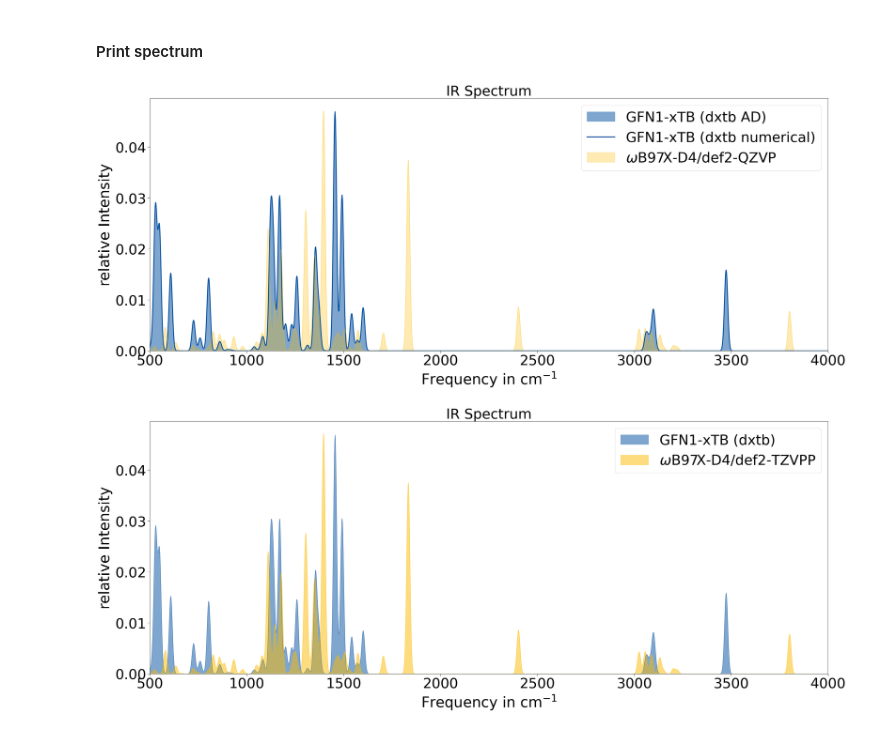
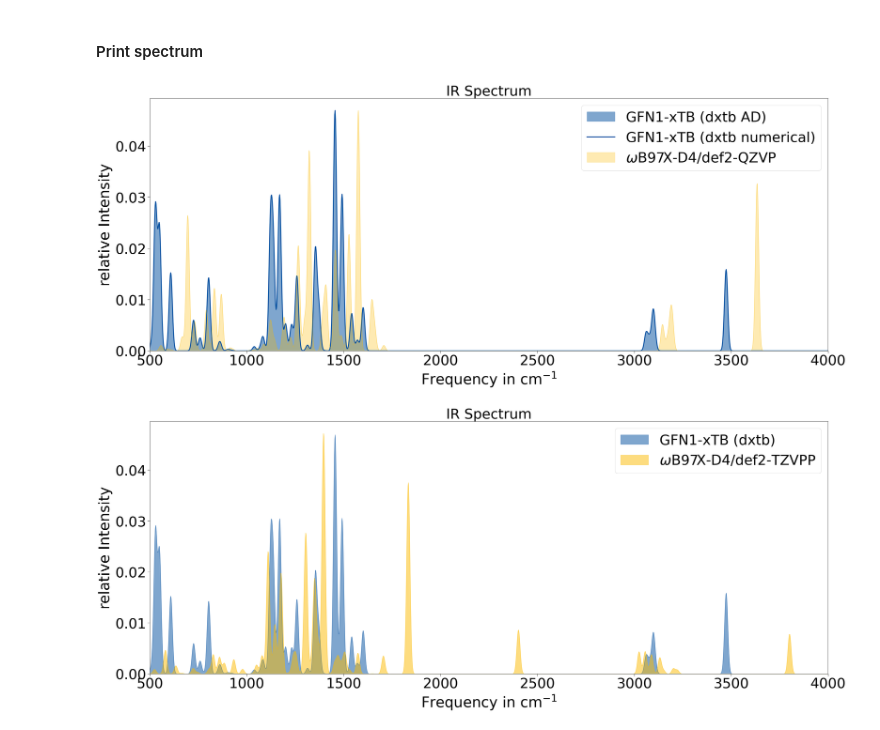
Before and after one commit to grimme-lab/dxtb, a Jupyter notebook: examples/ir.ipynb, the cells around one changed output. Drawn from its saved outputs; the diff is of its cells as text; code cells hidden in the pictures.

```diff
--- a/examples/ir.ipynb
+++ b/examples/ir.ipynb
@@ -1196,6 +1186,23 @@ freqs_taxol_dft = np.array(freqs)
 ints_taxol_dft = np.array(ints)
 # %% [markdown]
 #### Nitril
+# %%
+def get_dft_data(x):
+    # Split the string into lines
+    lines = x.strip().split('\n')
+
+    # Split each line into freq and int values, and convert them to float
+    freqs, ints = [], []
+    for line in lines:
+        ls = line.split()
+        freqs.append(float(ls[1]))
+        ints.append(float(ls[3]))
+
+    # Convert lists to numpy arrays
+    freqs = np.array(freqs)
+    ints = np.array(ints)
+
+    return freqs, ints
 # %%
 x = """
   7:     35.25   0.000435    2.20  0.003854  ( 0.000386 -0.044367 -0.043421)
@@ -2527,9 +2576,9 @@ def print_spectrum2(freqs1, ints1, freqs2, ints2, freqs3, ints3):
     save_plot_as_svg(fig, path="ir.svg")
     plt.show()
 # %%
-print_spectrum2(freqs_dxtb, ints_dxtb, freqs_dxtb_num, ints_dxtb_num, freqs_nitril_dft, ints_nitril_dft)
+print_spectrum2(freqs_dxtb, ints_dxtb, freqs_dxtb_num, ints_dxtb_num, freqs_quino_dft, ints_quino_dft)
 # %% [output]
-[figure, old version]
+[figure, new version]
 # %%
 print_spectrum(freqs_dxtb, ints_dxtb, freqs_nitril_dft, ints_nitril_dft)
 # %% [output]
```
Also changed, not shown: parts of 5 cells of this notebook, 4 other files.
